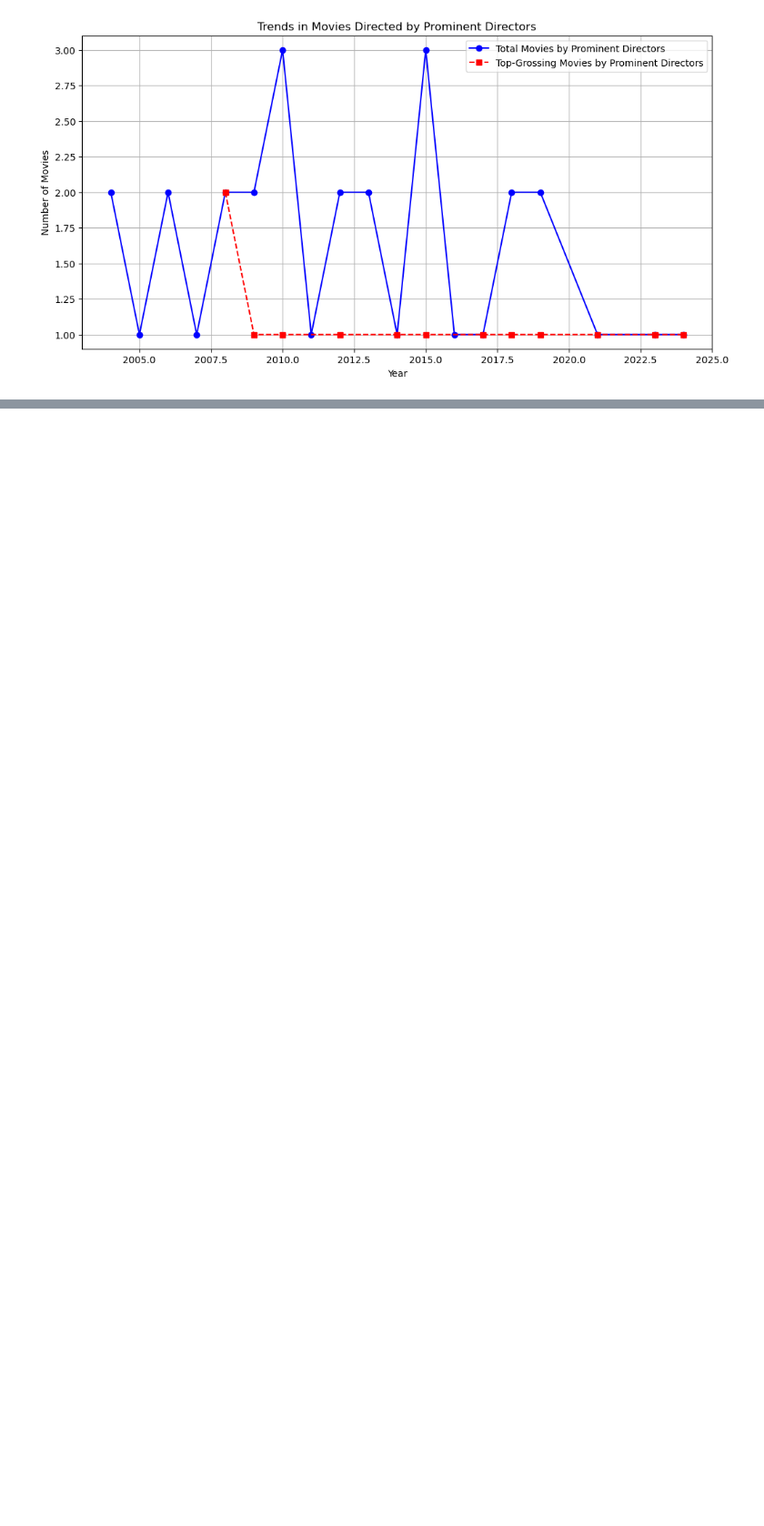
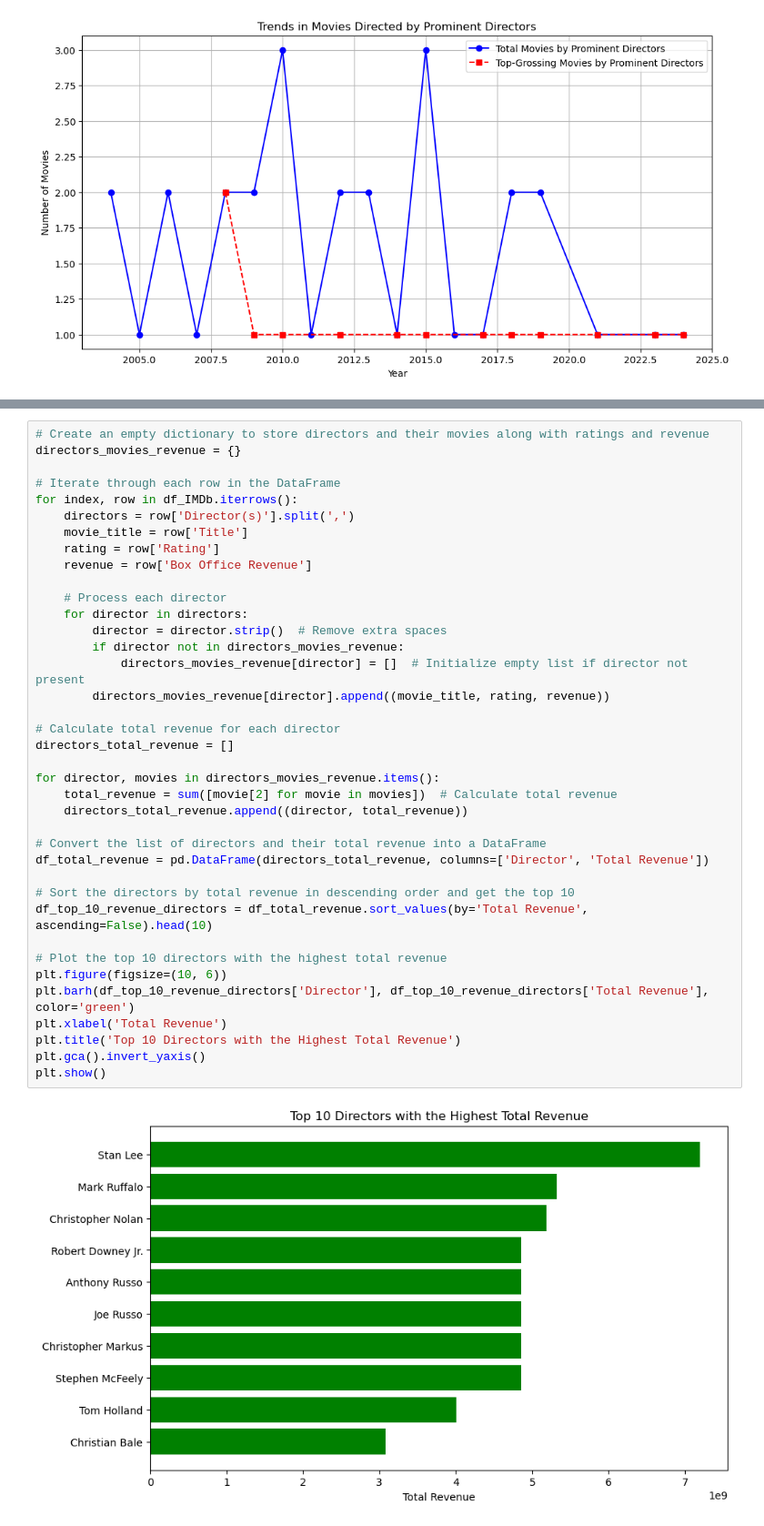
Before and after one commit to Aarabishan/Programming_DS_CW, a Jupyter notebook: Question_2/IMDb_Top10_Movie_Analysis.ipynb, the cells around one changed output, grey strips where cells are left out. Shown at 91% size. Cells and saved outputs as stored; diff of their text form; blank space fills up the shorter version.

```diff
--- a/Question_2/IMDb_Top10_Movie_Analysis.ipynb
+++ b/Question_2/IMDb_Top10_Movie_Analysis.ipynb
@@ -455,0 +516,40 @@ plt.show()
+# %%
+# Create an empty dictionary to store directors and their movies along with ratings and revenue
+directors_movies_revenue = {}
+
+# Iterate through each row in the DataFrame
+for index, row in df_IMDb.iterrows():
+    directors = row['Director(s)'].split(',')
+    movie_title = row['Title']
+    rating = row['Rating']
+    revenue = row['Box Office Revenue']
+
+    # Process each director
+    for director in directors:
+        director = director.strip()  # Remove extra spaces
+        if director not in directors_movies_revenue:
+            directors_movies_revenue[director] = []  # Initialize empty list if director not present
+        directors_movies_revenue[director].append((movie_title, rating, revenue))
+
+# Calculate total revenue for each director
+directors_total_revenue = []
+
+for director, movies in directors_movies_revenue.items():
+    total_revenue = sum([movie[2] for movie in movies])  # Calculate total revenue
+    directors_total_revenue.append((director, total_revenue))
+
+# Convert the list of directors and their total revenue into a DataFrame
+df_total_revenue = pd.DataFrame(directors_total_revenue, columns=['Director', 'Total Revenue'])
+
+# Sort the directors by total revenue in descending order and get the top 10
+df_top_10_revenue_directors = df_total_revenue.sort_values(by='Total Revenue', ascending=False).head(10)
+
+# Plot the top 10 directors with the highest total revenue
+plt.figure(figsize=(10, 6))
+plt.barh(df_top_10_revenue_directors['Director'], df_top_10_revenue_directors['Total Revenue'], color='green')
+plt.xlabel('Total Revenue')
+plt.title('Top 10 Directors with the Highest Total Revenue')
+plt.gca().invert_yaxis()
+plt.show()
+# %% [output]
+[figure, added]
```
Also changed, not shown: parts of 14 cells of this notebook.
